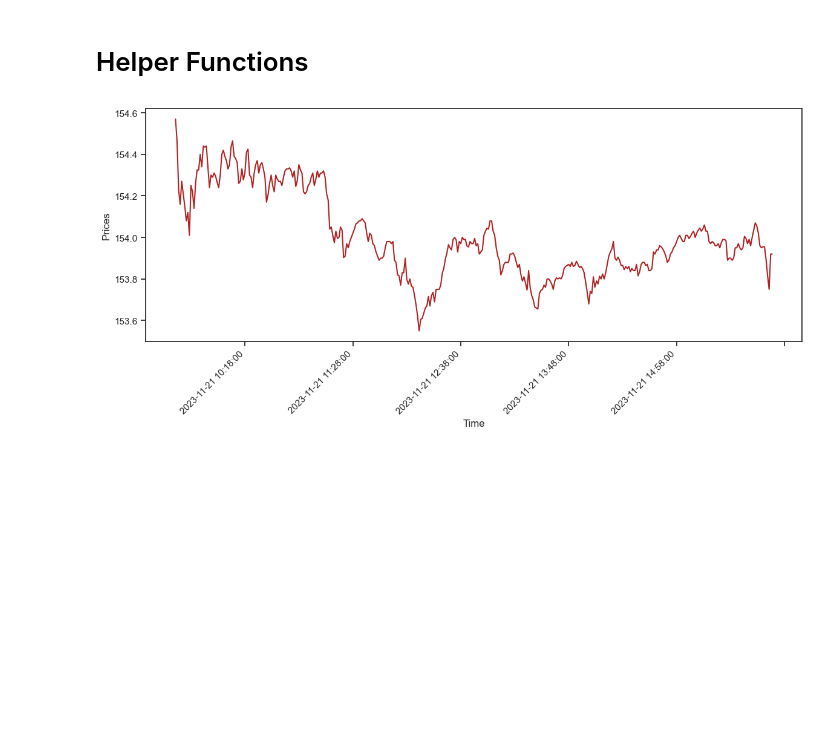
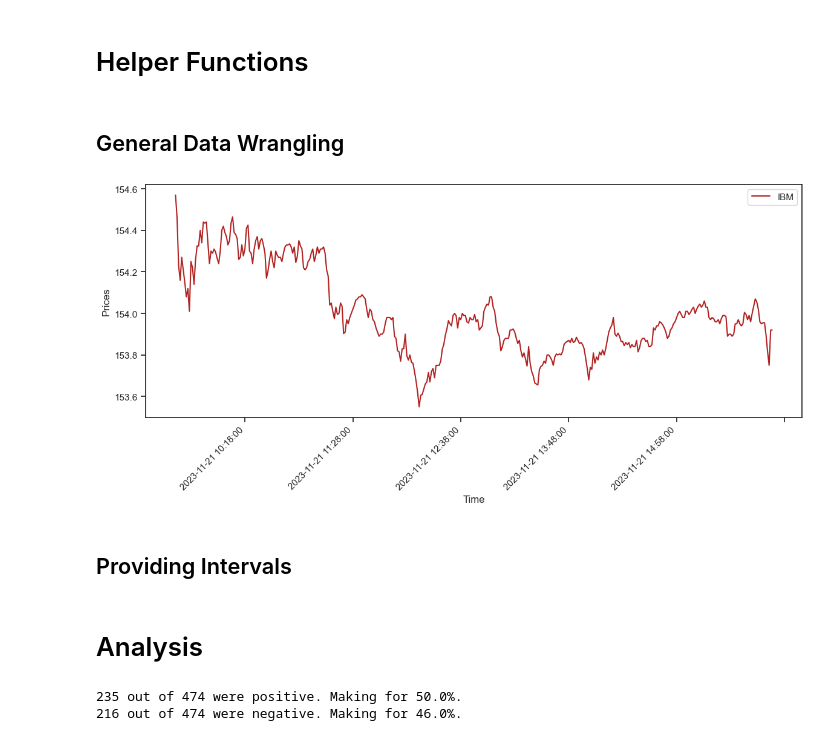
Before and after one commit to constantinalexander1/stock-interval-analysis, a Jupyter notebook: src/interval_analysis.ipynb, the cells around one changed output. Drawn from its saved outputs; the diff is of its cells as text; code cells hidden in the pictures; blank space fills up the shorter version.

```diff
--- a/src/interval_analysis.ipynb
+++ b/src/interval_analysis.ipynb
@@ -42,5 +51,7 @@ stock_data = stock_data[::-1]
 # %% [markdown]
 # Helper Functions
+# %% [markdown]
+## General Data Wrangling
 # %%
 def plot_line_chart(datetimes, prices):
     xpoints = np.array(datetimes)
@@ -50,20 +61,20 @@ def plot_line_chart(datetimes, prices):
     plt.show()
 
 
-def plot_line_chart_seaborne(datetimes, prices):
+def plot_line_chart_seaborne(datetimes, prices, ticker_symbol):
     df = pd.DataFrame(list(zip(datetimes, prices)),
                columns =['Time', 'Prices'])
 
     plt.figure(figsize=(14,5))
 
     sns.set_style("ticks")
-    chart = sns.lineplot(data=df,x="Time",y='Prices',color='firebrick')
-    #sns.despine()
+    chart = sns.lineplot(data=df,x="Time",y='Prices',color='firebrick', label=ticker_symbol)
 
     plt.xticks(rotation=45,horizontalalignment='right',fontweight='light')
     locator = mdates.DayLocator(interval=70)
     chart.xaxis.set_major_locator(locator)
 
+    plt.legend(loc="upper right")
     plt.show()
 
 def split_into_datetimes_prices(stock_data):
@@ -75,12 +86,20 @@ def get_day_data(stock_data, day):
     return list(filter(lambda entry: entry[0].startswith(day),stock_data))
 
 def get_day_data_cropped(stock_data, day):
-    # Drop first 70 and last 40 entries due to missing data entries at the edges
+    # Drop first 70 and last 40 entries due to missing data entries at the edges -> MAGIC NUMBERS (potential replacement)
     res = get_day_data(stock_data, day)
     res = res[70:-40]
     return res
+
+def get_days(stock_data):
+    datetimes, _ = split_into_datetimes_prices(stock_data)
+    days = list(map(lambda entry: entry.split(' ')[0],datetimes))
+    unsorted_unique = list(set(days))
+    return sorted(unsorted_unique)
 # %%
 datetimes, prices = split_into_datetimes_prices(get_day_data_cropped(stock_data, "2023-11-21"))
-plot_line_chart_seaborne(datetimes, prices)
+plot_line_chart_seaborne(datetimes, prices, "IBM")
 # %% [output]
-[figure, old version]
+[figure, new version]
+# %% [markdown]
+## Providing Intervals
@@ -86,0 +138,2 @@ plot_line_chart_seaborne(datetimes, prices)
+# %% [markdown]
+# Analysis
@@ -86,0 +146,23 @@ plot_line_chart_seaborne(datetimes, prices)
+# %%
+count_positive =0
+count_negative = 0
+count_total = 0
+
+for interval in intervals:
+    key, sub_df = interval
+
+    diff = (sub_df.values[-1] - sub_df.values[0])
+
+    if diff > 0:
+        count_positive += 1
+    elif diff < 0:
+        count_negative += 1
+
+    count_total += 1
+
+
+print(f"{count_positive} out of {count_total} were positive. Making for {(round(count_positive/count_total, 2))*100}%.")
+print(f"{count_negative} out of {count_total} were negative. Making for {(round(count_negative/count_total, 2))*100}%.")
+# %% [output]
+235 out of 474 were positive. Making for 50.0%.
+216 out of 474 were negative. Making for 46.0%.
```
Also changed, not shown: parts of 7 cells of this notebook.
